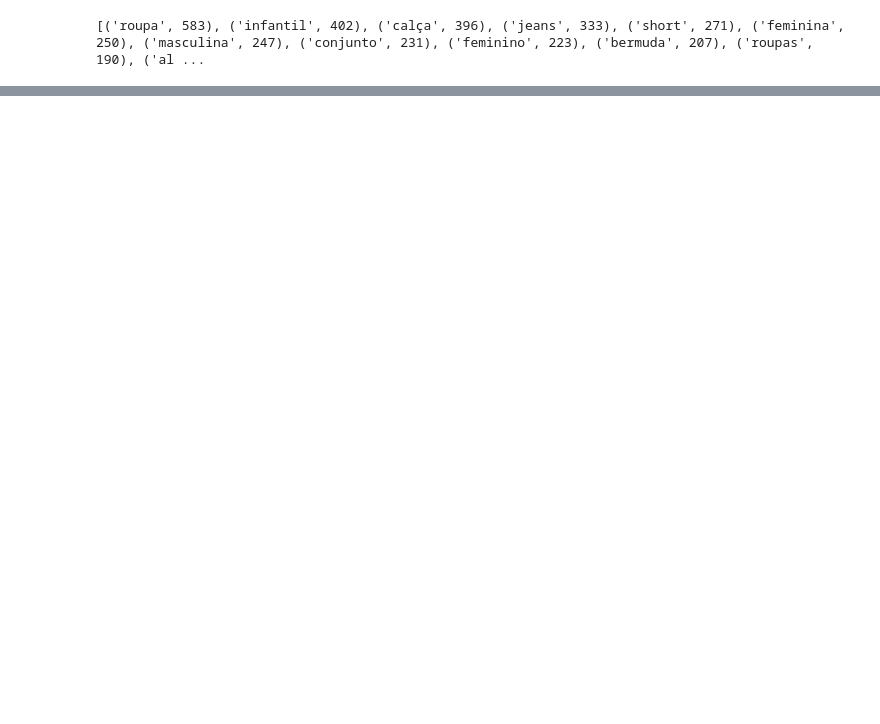
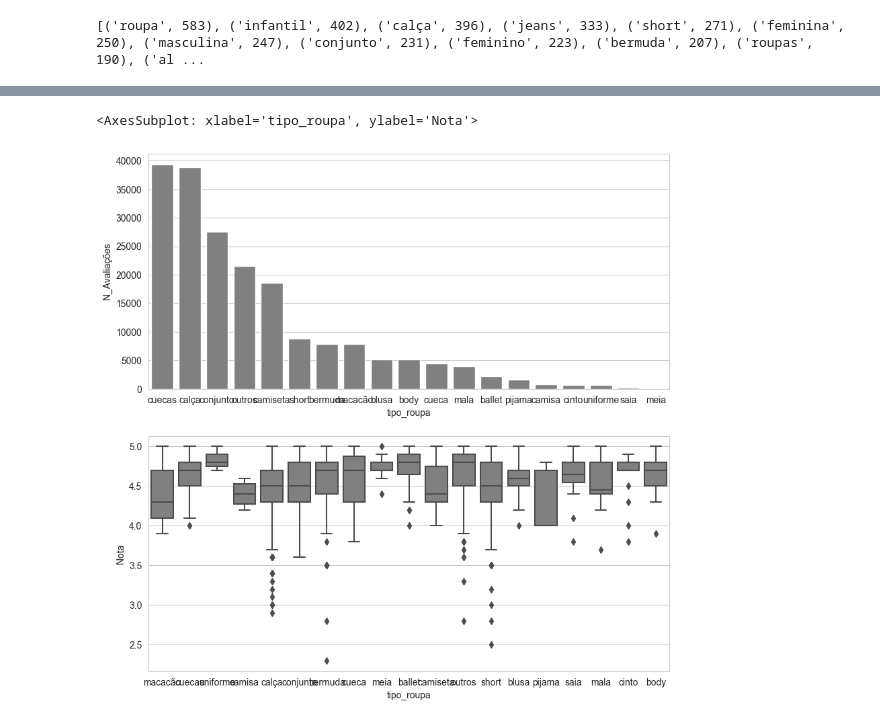
Before and after one commit to LissesCastro/Webscrapping-Marketplace-BR, a Jupyter notebook: analise.ipynb, the cells around one changed output, grey strips where cells are left out. Cells and saved outputs as stored; diff of their text form; code cells hidden in the pictures; blank space fills up the shorter version.

```diff
--- a/analise.ipynb
+++ b/analise.ipynb
@@ -196,0 +218,8 @@ v_num = df.select_dtypes(include=['int', 'float']).columns.to_list()
+# %%
+fig, axs = plt.subplots(2, 1, figsize=(10, 10))
+
+sns.barplot(x=df_categoria_somas.index, y=df_categoria_somas['N_Avaliações'].sort_values(ascending=False), data=df_categoria_somas, ax=axs[0], color='gray')
+sns.boxplot(x=df['tipo_roupa'], y=df['Nota'].sort_values(ascending=False), data=df, color='gray', ax=axs[1], order=mean_values.index)
+# %% [output]
+<AxesSubplot: xlabel='tipo_roupa', ylabel='Nota'>
+[figure, added]
```
Also changed, not shown: parts of 15 cells of this notebook.
